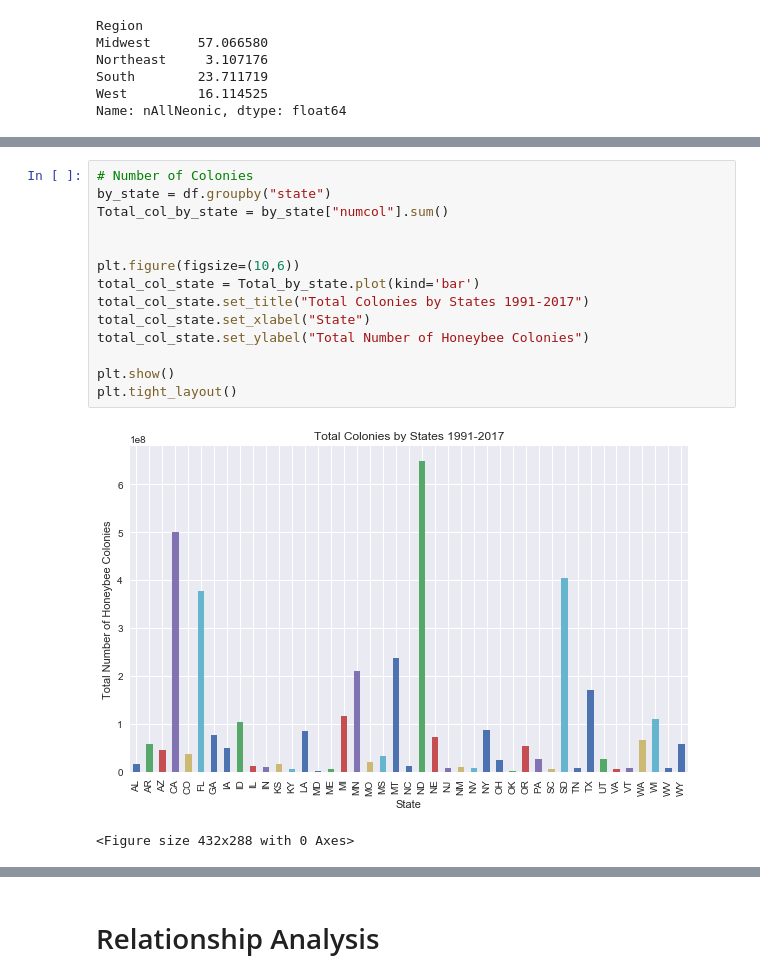
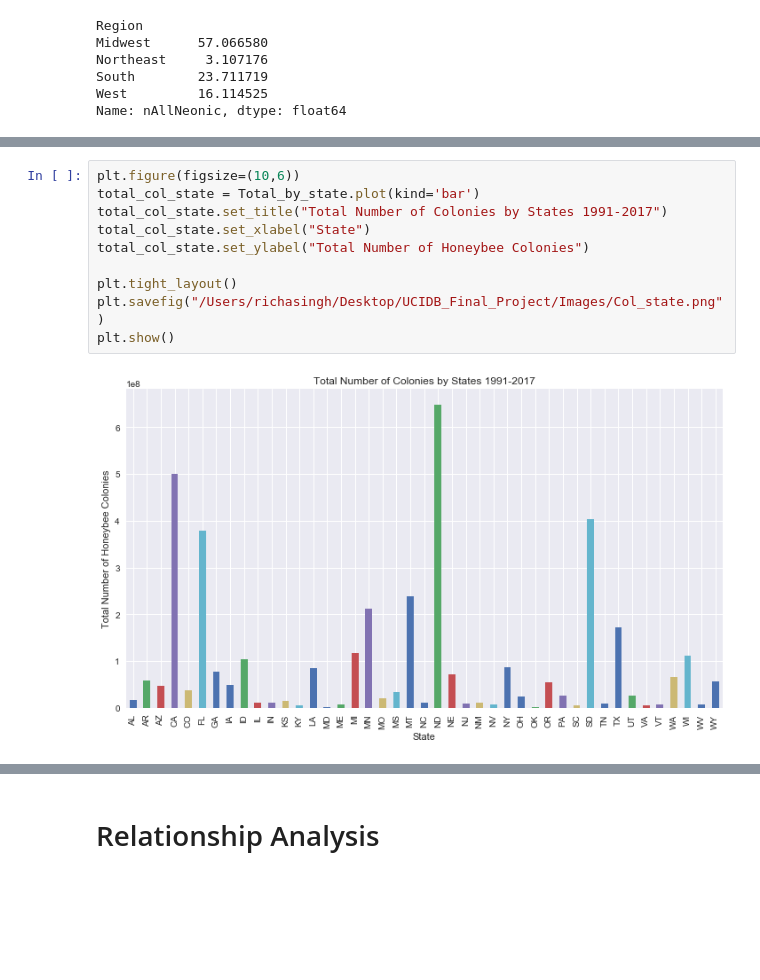
Before and after one commit to Richa309/UCIDB_Final_Project, a Jupyter notebook: Bees_Data_Analytics.ipynb, the cells around one changed output, grey strips where cells are left out. Drawn from its saved outputs; the diff is of its cells as text; blank space fills up the shorter version.

```diff
--- a/Bees_Data_Analytics.ipynb
+++ b/Bees_Data_Analytics.ipynb
@@ -553,17 +548,12 @@ plt.savefig("pest_honey_region_trend.png")
 # %%
-# Number of Colonies
-by_state = df.groupby("state")
-Total_col_by_state = by_state["numcol"].sum()
-
-
 plt.figure(figsize=(10,6))
 total_col_state = Total_by_state.plot(kind='bar')
-total_col_state.set_title("Total Colonies by States 1991-2017")
+total_col_state.set_title("Total Number of Colonies by States 1991-2017")
 total_col_state.set_xlabel("State")
 total_col_state.set_ylabel("Total Number of Honeybee Colonies")
 
+plt.tight_layout()
+plt.savefig("/Users/richasingh/Desktop/UCIDB_Final_Project/Images/Col_state.png")
 plt.show()
-plt.tight_layout()
 # %% [output]
-[figure, old version]
+[figure, new version]
-<Figure size 432x288 with 0 Axes>
```
Also changed, not shown: parts of 56 cells of this notebook, 26 other files.
